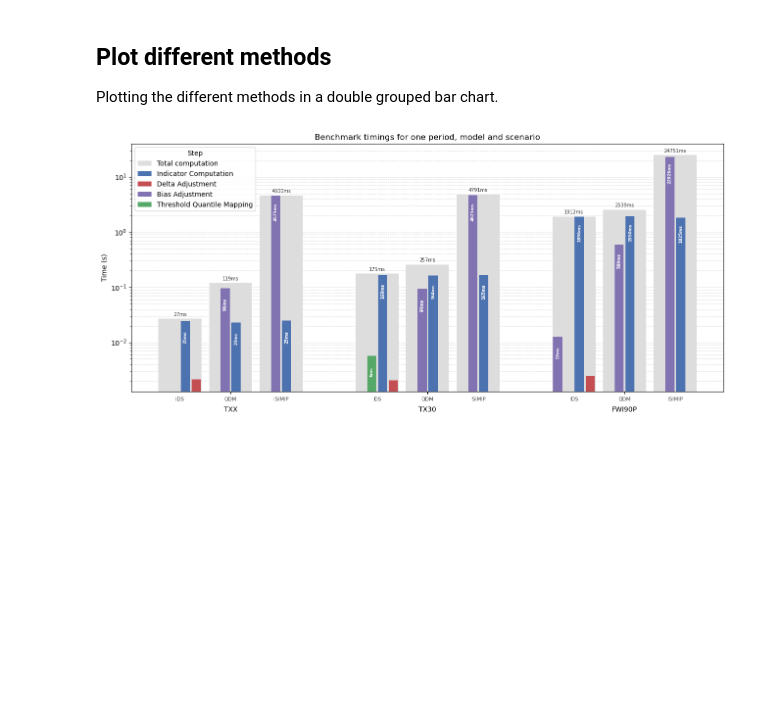
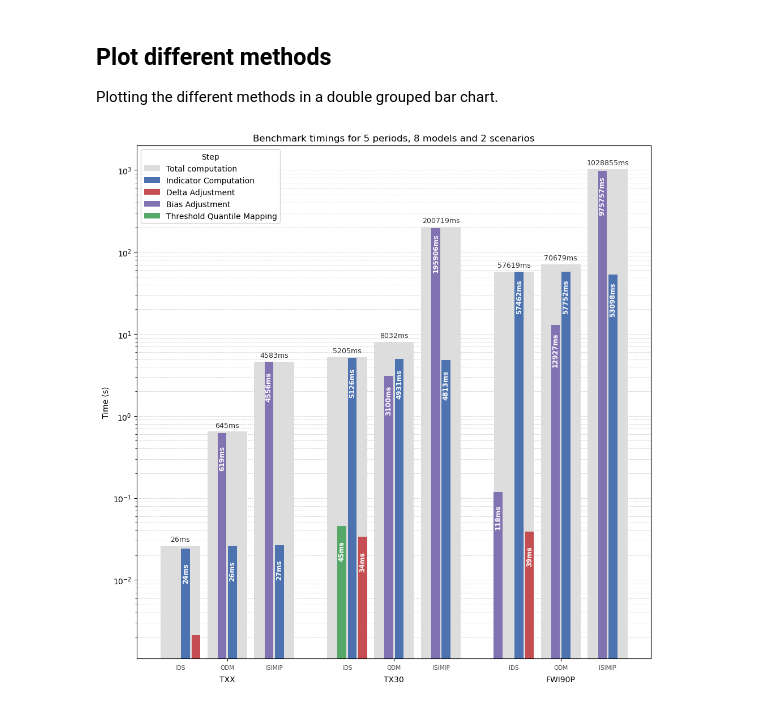
Before and after one commit to Lobelia-Earth/xids, a Jupyter notebook: notebooks/benchmark.ipynb, the cells around one changed output. Cells and saved outputs as stored; diff of their text form; code cells hidden in the pictures; blank space fills up the shorter version.

Commit message:
Change dimensions of chart

```diff
--- a/notebooks/benchmark.ipynb
+++ b/notebooks/benchmark.ipynb
@@ -669,8 +669,8 @@ import numpy as np
 
 title = 'one period, model and scenario'
 config_names = ["txx_single", "tx30_single", "fwi90p_single"]
-# title = '5 periods, 8 models and 2 scenarios'
-# config_names = ['txx_all',"tx30_all",  'fwi90p_all']
+title = '5 periods, 8 models and 2 scenarios'
+config_names = ['txx_all',"tx30_all",  'fwi90p_all']
 methods = ["IDS", "QDM", "ISIMIP"]
 
 # Component definitions per method
@@ -708,14 +708,14 @@ for cn in config_names:
     }
 
 # Layout parameters
-comp_width  = 0.12
-method_gap  = 0.08
-config_gap  = 0.5
+comp_width  = 0.08
+method_gap  = 0.04
+config_gap  = 0.2
 max_comps   = max(len(v) for v in method_components.values())
 method_width = max_comps * comp_width + method_gap
 config_width = len(methods) * method_width + config_gap
 
-fig, ax = plt.subplots(figsize=(13, 6))
+fig, ax = plt.subplots(figsize=(10, 10))
 
 legend_handles = {}
 config_centers = []
@@ -752,35 +752,35 @@ for g_idx, cn in enumerate(config_names):
             if ms > 5:
                 ax.text(method_center + comp_offsets[c_idx], val * 0.5,
                         f"{ms:.0f}ms", ha="center", va="center",
-                        fontsize=6, color="white", fontweight="bold", rotation=90,
+                        fontsize=8.5, color="white", fontweight="bold", rotation=90,
                         zorder=3)
 
         # Total label horizontally on top of background bar
         total_ms = total * 1000
         ax.text(method_center, total * 1.08,
-                f"{total_ms:.0f}ms", ha="center", va="bottom", fontsize=7, color="0.2")
+                f"{total_ms:.0f}ms", ha="center", va="bottom", fontsize=9, color="0.2")
 
         # Inner x-axis method label (using annotate with axis-fraction y)
         ax.annotate(method, xy=(method_center, 0), xycoords=("data", "axes fraction"),
                     xytext=(0, -8), textcoords="offset points",
                     ha="center", va="top", fontsize=7.5, color="0.3")
 
 def prettify_configname(name):
     indicator, suffix = name.split('_')
     return indicator.upper()
 
 ax.set_yscale("log")
 ax.set_ylabel("Time (s)")
 ax.set_title(f"Benchmark timings for {title}")
 ax.set_xticks(config_centers)
 ax.set_xticklabels([prettify_configname(c) for c in config_names])
 ax.tick_params(axis='x', pad=18)
 ax.yaxis.grid(True, which="both", linestyle="--", linewidth=0.5, alpha=0.7)
 ax.set_axisbelow(True)
 ax.legend(title="Step", loc="upper left")
 
 
 plt.tight_layout()
 plt.show()
 # %% [output]
-[figure, old version]
+[figure, new version]
```
